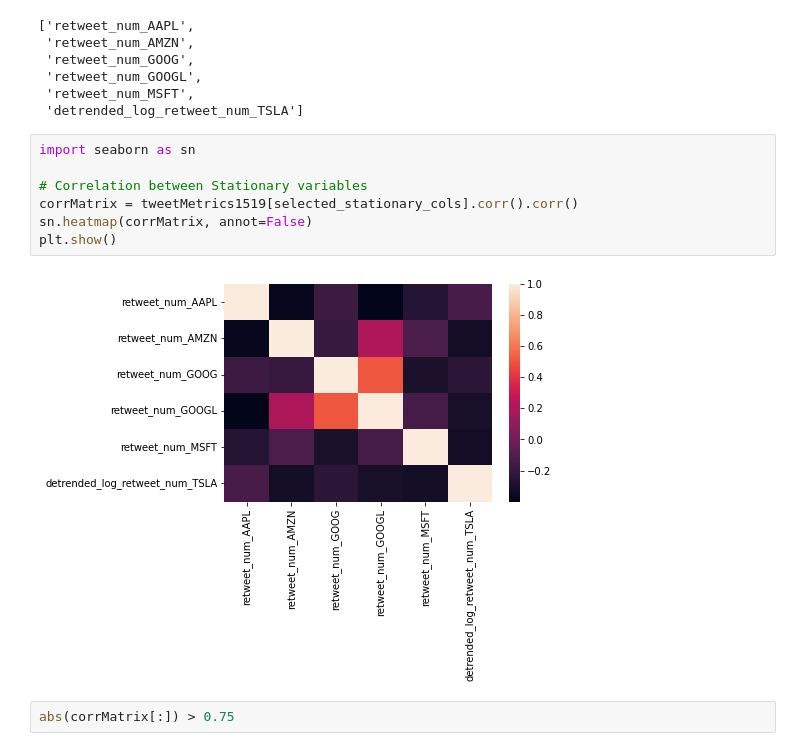
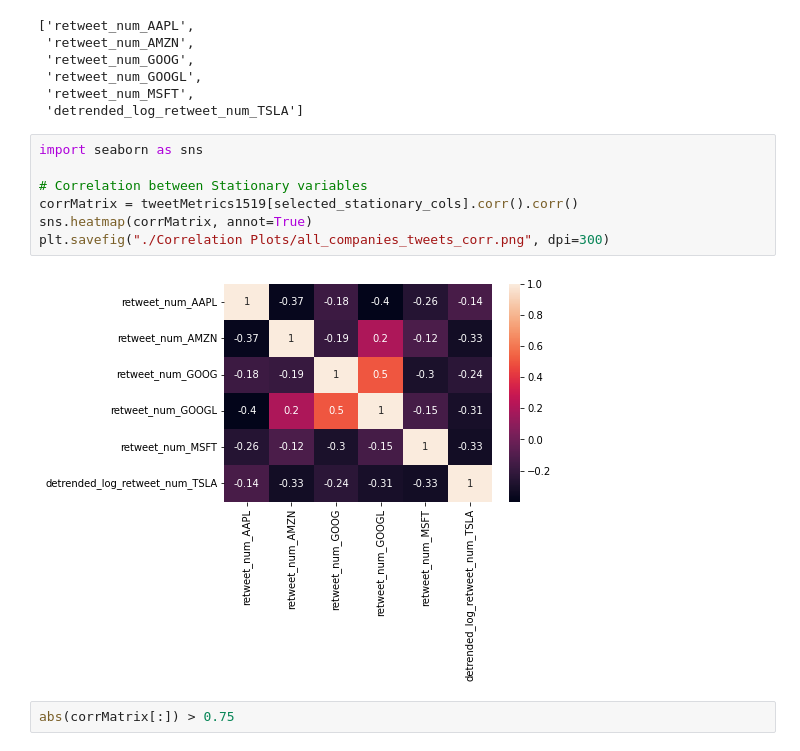
Before and after one commit to dssaenzml/ml703_timeSeriesCausalDiscovery, a Jupyter notebook: Pytrad/stocks_causal_discovery_pytrad.ipynb, the cells around one changed output. Saved outputs shown, nothing was run; the diff lists cells and outputs as text.

Commit message:
commit on plots

```diff
--- a/Pytrad/stocks_causal_discovery_pytrad.ipynb
+++ b/Pytrad/stocks_causal_discovery_pytrad.ipynb
@@ -469,14 +479,14 @@ selected_stationary_cols
  'retweet_num_MSFT',
  'detrended_log_retweet_num_TSLA']
 # %%
-import seaborn as sn
+import seaborn as sns
 
 # Correlation between Stationary variables
 corrMatrix = tweetMetrics1519[selected_stationary_cols].corr().corr()
-sn.heatmap(corrMatrix, annot=False)
-plt.show()
+sns.heatmap(corrMatrix, annot=True)
+plt.savefig("./Correlation Plots/all_companies_tweets_corr.png", dpi=300)
 # %% [output]
-[figure, old version]
+[figure, new version]
 # %%
 abs(corrMatrix[:]) > 0.75
 # %% [output]
```
Also changed, not shown: parts of 10 cells of this notebook, 2 other files.
